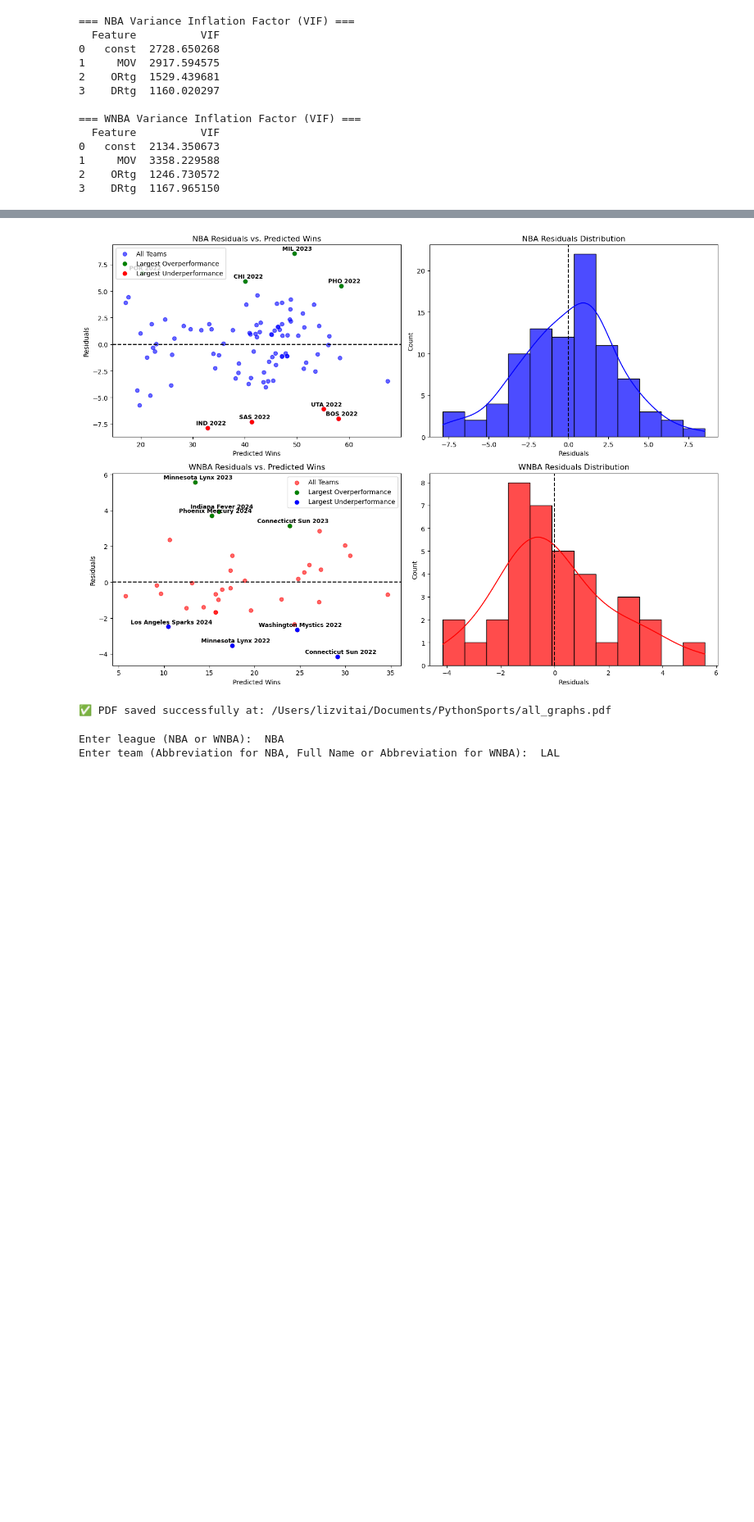
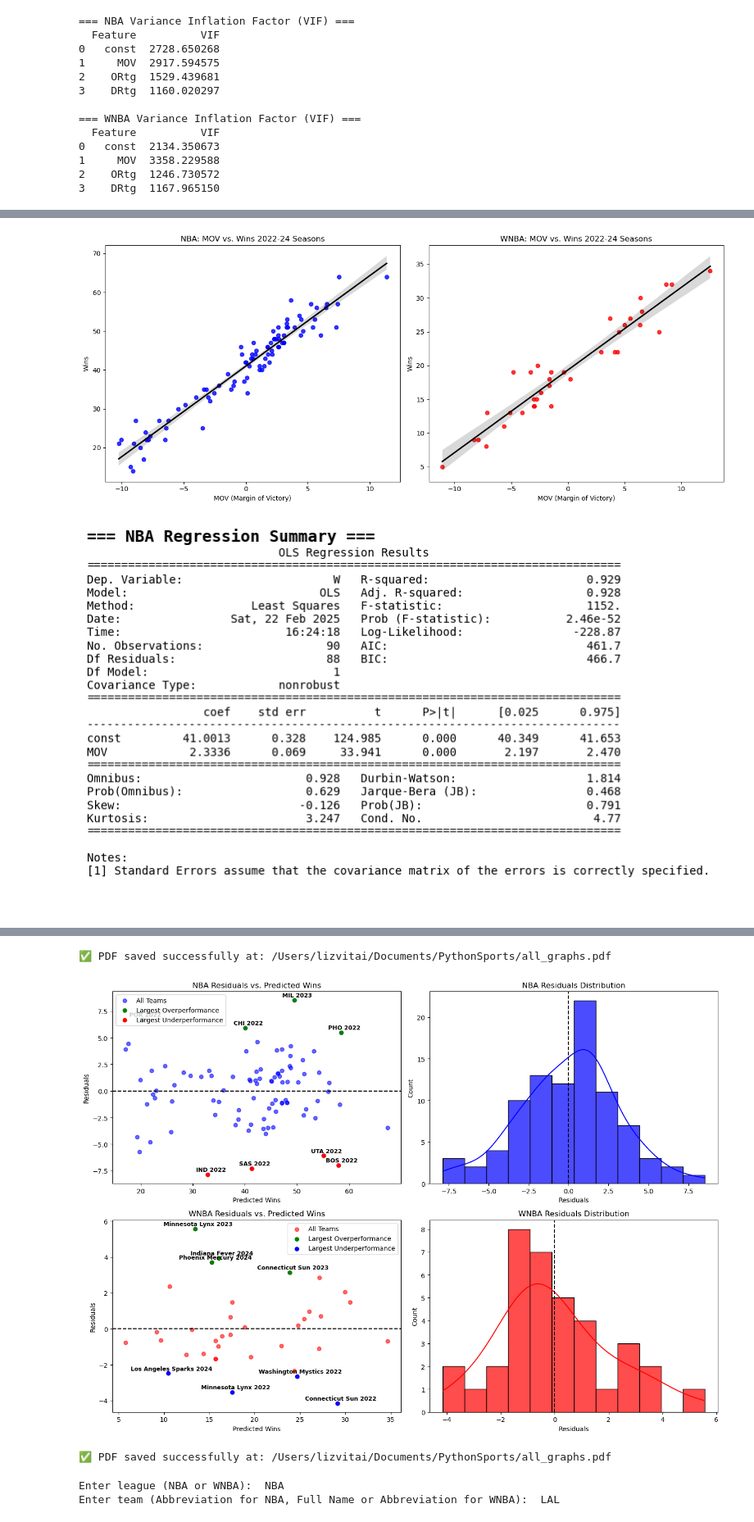
Before and after one commit to evitaisyr/final-project, a Jupyter notebook: FinalProject.ipynb, the cells around one changed output, grey strips where cells are left out. Shown at 82% size. Cells and saved outputs as stored; diff of their text form; code cells hidden in the pictures; blank space fills up the shorter version.

Commit message:
Add files via upload
updated code and graphs

```diff
--- a/FinalProject.ipynb
+++ b/FinalProject.ipynb
@@ -273,0 +199,77 @@ Notes:
+# %%
+import pandas as pd
+import matplotlib.pyplot as plt
+import seaborn as sns
+import statsmodels.api as sm
+
+# ==== Load Data ====
+nba_file = "/Users/lizvitai/Documents/PythonSports/nba_teams_2022_2023_2024_team_misc.csv"
+wnba_file = "/Users/lizvitai/Documents/PythonSports/wnba_advanced_stats_cleaned.csv"
+
+df_nba = pd.read_csv(nba_file)
+df_wnba = pd.read_csv(wnba_file)
+
+# ==== Keep Only First Row Per Team-Season ====
+df_nba_cleaned = df_nba.groupby(["Team", "Season"]).first().reset_index()
+
+# ==== Define Features & Target ====
+X_nba = df_nba_cleaned[["MOV"]]
+y_nba = df_nba_cleaned["W"]
+X_nba = sm.add_constant(X_nba)  # Add intercept
+
+X_wnba = df_wnba[["MOV"]]
+y_wnba = df_wnba["W"]
+X_wnba = sm.add_constant(X_wnba)  # Add intercept
+
+# ==== Run Regression Models ====
+nba_model = sm.OLS(y_nba, X_nba).fit()
+wnba_model = sm.OLS(y_wnba, X_wnba).fit()
+
+# ==== Print Regression Summaries to Console ====
+print("=== NBA Regression Summary ===")
+print(nba_model.summary())
+print("\n=== WNBA Regression Summary ===")
+print(wnba_model.summary())
+
+# ==== Scatter Plots with Regression Lines ====
+fig, axes = plt.subplots(1, 2, figsize=(14, 6))
+
+# NBA Scatter Plot
+sns.regplot(x=df_nba_cleaned["MOV"], y=df_nba_cleaned["W"], scatter_kws={"color": "blue"}, line_kws={"color": "black"}, ax=axes[0])
+axes[0].set_title("NBA: MOV vs. Wins 2022-24 Seasons")
+axes[0].set_xlabel("MOV (Margin of Victory)")
+axes[0].set_ylabel("Wins")
+
+# WNBA Scatter Plot
+sns.regplot(x=df_wnba["MOV"], y=df_wnba["W"], scatter_kws={"color": "red"}, line_kws={"color": "black"}, ax=axes[1])
+axes[1].set_title("WNBA: MOV vs. Wins 2022-24 Seasons")
+axes[1].set_xlabel("MOV (Margin of Victory)")
+axes[1].set_ylabel("Wins")
+
+plt.tight_layout()
+plt.show()  # ✅ Show the plot
+pdf.savefig(fig)  # ✅ Save to PDF
+plt.close(fig)  # Free memory
+
+# ==== Convert Regression Summaries to Text and Save as Images ====
+def save_summary_to_pdf(model_summary, title, pdf):
+    """Convert model summary text to an image and save to PDF."""
+    fig, ax = plt.subplots(figsize=(10, 6))
+    ax.axis("off")  # Hide axes
+    ax.text(0, 1, title, fontsize=14, fontweight="bold", va="top", fontfamily="monospace")
+    ax.text(0, 0.95, model_summary, fontsize=10, va="top", fontfamily="monospace", wrap=True)
+    pdf.savefig(fig)  # ✅ Save to PDF
+    plt.show()  # ✅ Show the text output
+    plt.close(fig)  # Free memory
+
+# Convert regression summaries to text
+nba_summary_text = nba_model.summary().as_text()
+wnba_summary_text = wnba_model.summary().as_text()
+
+# Save regression summaries to the PDF
+save_summary_to_pdf(nba_summary_text, "=== NBA Regression Summary ===", pdf)
+save_summary_to_pdf(wnba_summary_text, "=== WNBA Regression Summary ===", pdf)
+
+# ✅ Final Step: Close the PDF at the END of your notebook (not in this cell)
+print(f"✅ PDF saved successfully at: {pdf_path}")
+# %% [output]
@@ -273,0 +293,2 @@ Notes:
+[figure, added]
+[figure, added]
@@ -274,3 +296,4 @@ Notes:
+✅ PDF saved successfully at: /Users/lizvitai/Documents/PythonSports/all_graphs.pdf
 # %%
 import pandas as pd
 import matplotlib.pyplot as plt
```
Also changed, not shown: parts of 2 cells of this notebook, 2 other files.
